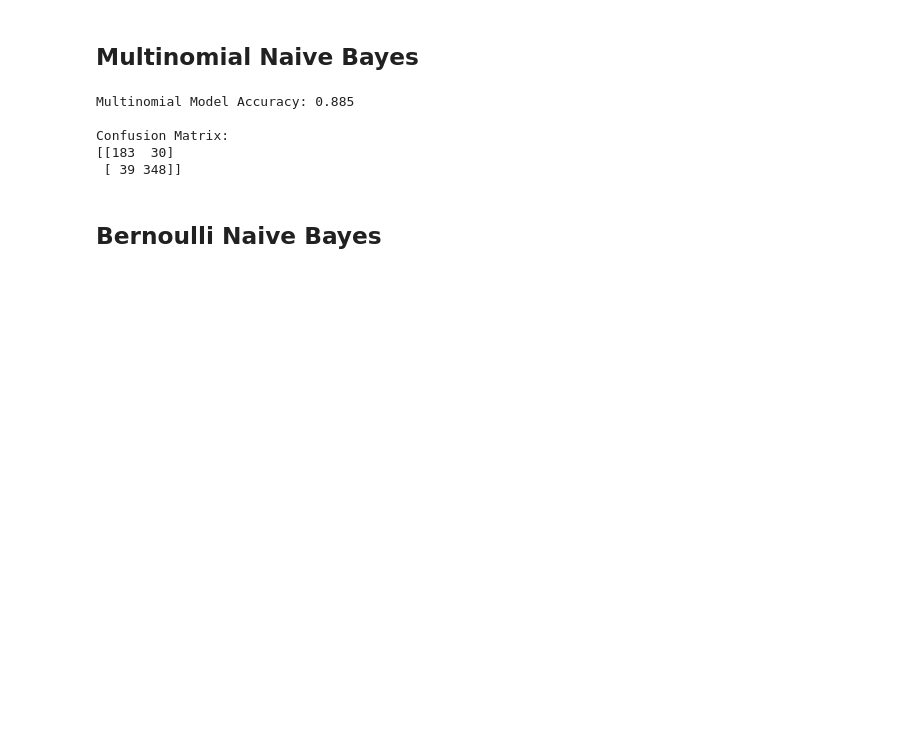
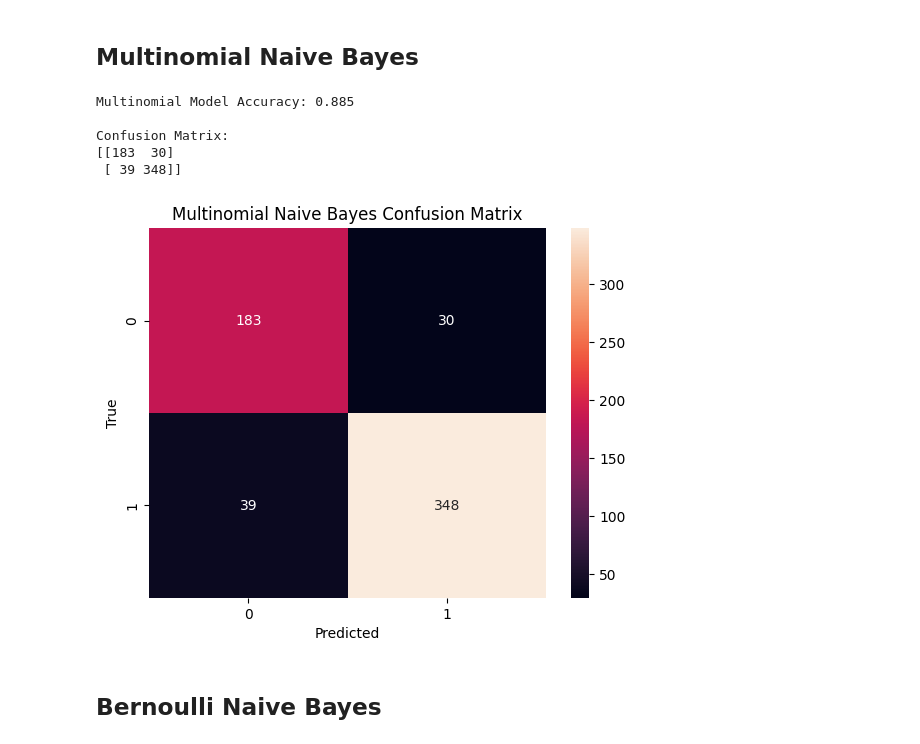
Before and after one commit to garrettwflowers/colorado-riverflow-prediction, a Jupyter notebook: naive_bayes.ipynb, the cells around one changed output. Saved outputs shown, nothing was run; the diff lists cells and outputs as text; code cells hidden in the pictures; blank space fills up the shorter version.

```diff
--- a/naive_bayes.ipynb
+++ b/naive_bayes.ipynb
@@ -31,34 +31,19 @@ df = df.drop(columns=['WTEQ_BisonLake', 'WTEQ_McClurePass'])
 
 # Standardize for Gaussian Naive Bayes
 scaler = StandardScaler()
-X_train_standardized = scaler.fit_transform(df.drop(columns=['Snow']))
-X_test_standardized = scaler.transform(df.drop(columns=['Snow']))
+X_standardized = scaler.fit_transform(df.drop(columns=['Snow']))
 
-# Discretize data for Multinomial Naive Bayes
+# Discretize data for Multinomial Naive Bayes, Categorical Naive Bayes, and Bernoulli Naive Bayes
 kbd = KBinsDiscretizer(n_bins=20, encode='ordinal', strategy='uniform',
                        subsample=200000)
-X_train_discrete = kbd.fit_transform(df.drop(columns=['Snow']))
-X_test_discrete = kbd.transform(df.drop(columns=['Snow']))
+X_bins = kbd.fit_transform(df.drop(columns=['Snow']))
 
-# Binarize data for Bernoulli Naive Bayes
-binarizer = Binarizer(threshold=0.5)
-X_train_binarized = binarizer.fit_transform(df.drop(columns=['Snow']))
-X_test_binarized = binarizer.transform(df.drop(columns=['Snow']))
-
-# One-hot encode data for Categorical Naive Bayes
-encoder = OneHotEncoder(max_categories=50, sparse=False)
-X_train_categorical = encoder.fit_transform(df.drop(columns=['Snow']))
-X_test_categorical = encoder.transform(df.drop(columns=['Snow']))
 
 # Split data
 X_train_standardized, X_test_standardized, y_train, y_test = train_test_split(
-X_train_standardized, series_pred, test_size=0.2, random_state=RANDOM_STATE)
-X_train_discrete, X_test_discrete, y_train, y_test = train_test_split(
-    X_train_discrete, series_pred, test_size=0.2, random_state=RANDOM_STATE)
-X_train_binarized, X_test_binarized, y_train, y_test = train_test_split(
-    X_train_binarized, series_pred, test_size=0.2, random_state=RANDOM_STATE)
-X_train_categorical, X_test_categorical, y_train, y_test = train_test_split(
-    X_train_categorical, series_pred, test_size=0.2, random_state=RANDOM_STATE)
+    X_standardized, series_pred, test_size=0.2, random_state=RANDOM_STATE)
+X_train_bins, X_test_bins, y_train_bins, y_test_bins = train_test_split(
+    X_bins, series_pred, test_size=0.2, random_state=RANDOM_STATE)
 # %%
 # compare shapes
 print('Standardized Data:')
@@ -132,18 +101,26 @@ Confusion Matrix:
 # %%
 mnb = MultinomialNB()
 
-mnb.fit(X_train_discrete, y_train)
-print(f'Multinomial Model Accuracy: {mnb.score(X_test_discrete, y_test)}\n')
+mnb.fit(X_train_bins, y_train_bins)
+print(f'Multinomial Model Accuracy: {mnb.score(X_test_bins, y_test_bins)}\n')
 
 # confusion matrix
-cm = confusion_matrix(y_test, mnb.predict(X_test_discrete))
+cm = confusion_matrix(y_test_bins, mnb.predict(X_test_bins))
 print(f'Confusion Matrix:\n{cm}')
+
+# Visualize confusion matrix
+sns.heatmap(cm, annot=True, fmt='d')
+plt.xlabel('Predicted')
+plt.ylabel('True')
+plt.title('Multinomial Naive Bayes Confusion Matrix')
+plt.show()
 # %% [output]
 Multinomial Model Accuracy: 0.885
 
 Confusion Matrix:
 [[183  30]
  [ 39 348]]
+[figure, added]
 # %% [markdown]
 ## Bernoulli Naive Bayes
 # %%
```
Also changed, not shown: parts of 4 cells of this notebook, 3 other files.
